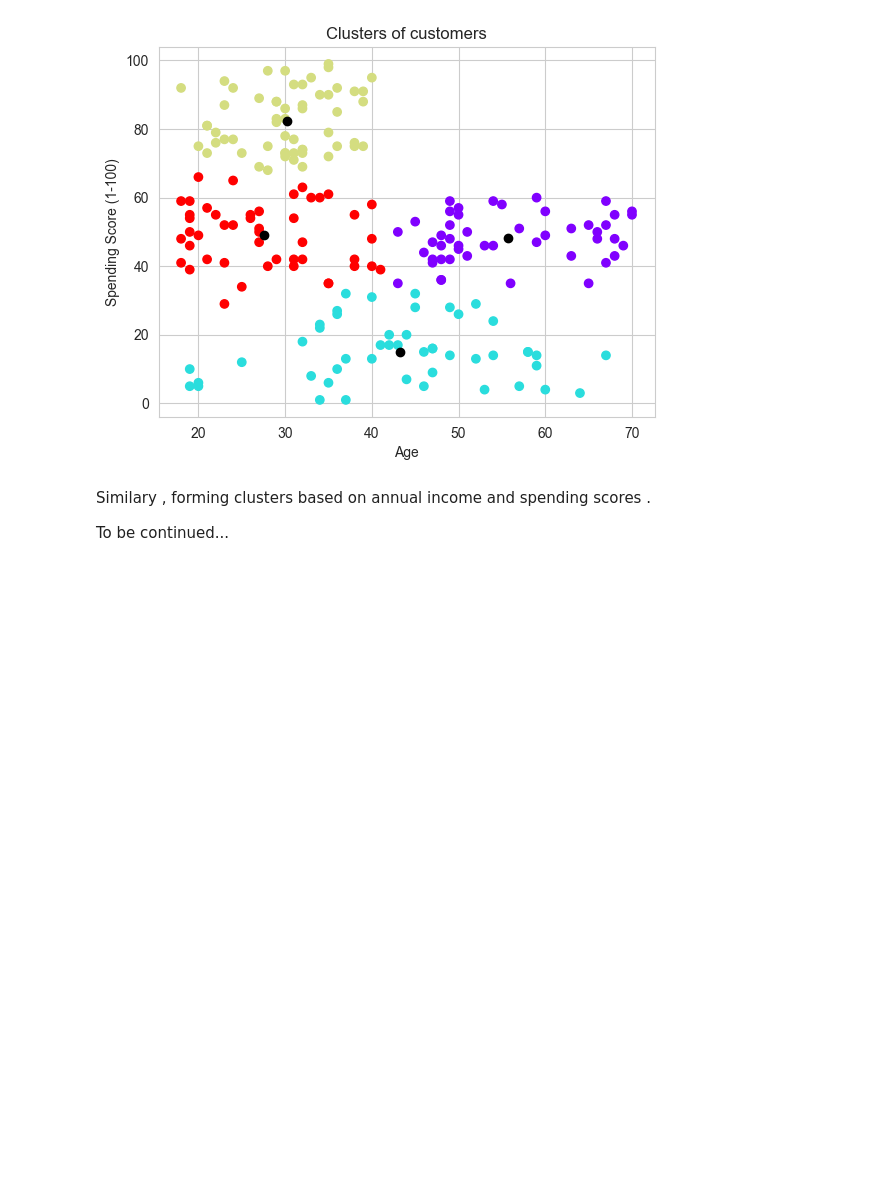
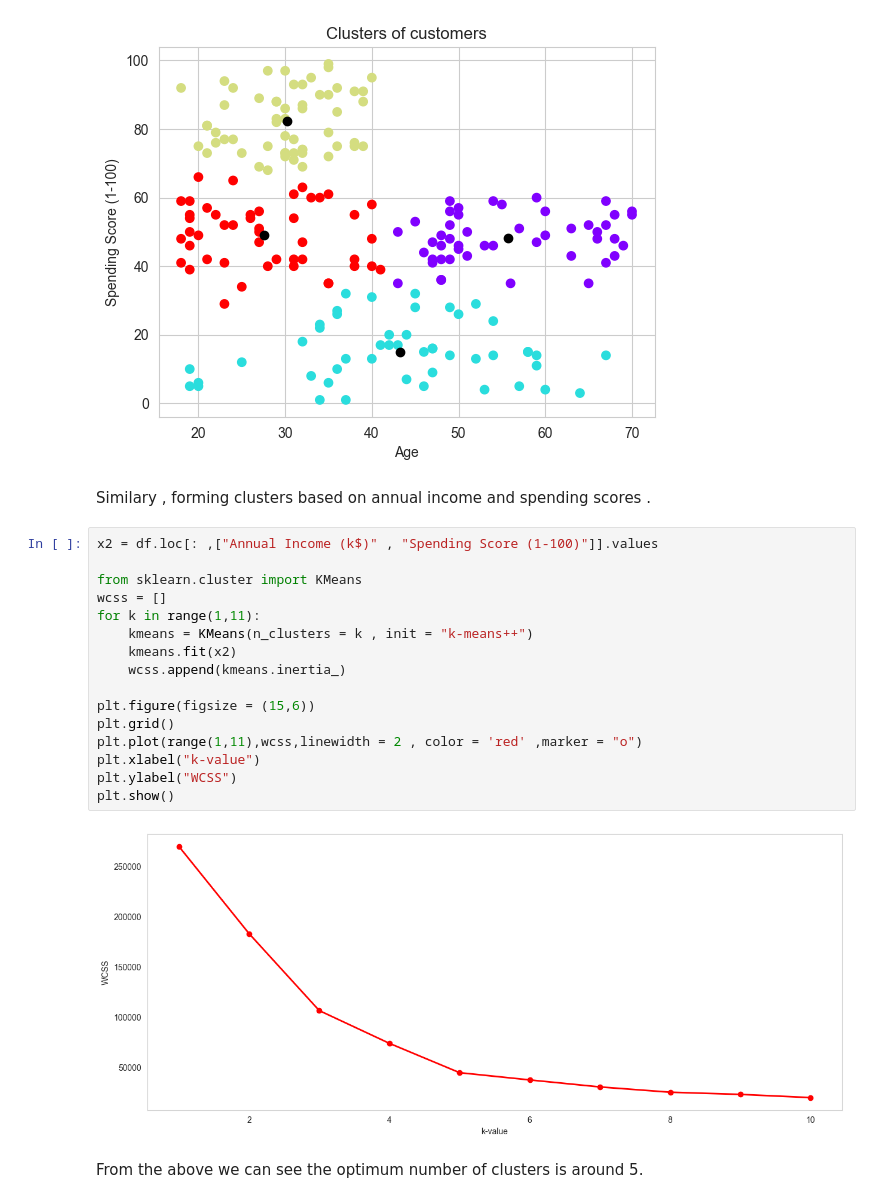
Before and after one commit to anzykenya/Customer-Segmenation, a Jupyter notebook: MallSegmentation.ipynb, the cells around one changed output. Saved outputs shown, nothing was run; the diff lists cells and outputs as text; blank space fills up the shorter version.

```diff
--- a/MallSegmentation.ipynb
+++ b/MallSegmentation.ipynb
@@ -280,5 +280,23 @@ plt.show()
 [figure]
 # %% [markdown]
 Similary , forming clusters based on annual income and spending scores .
-
-To be continued...
+# %%
+x2 = df.loc[: ,["Annual Income (k$)" , "Spending Score (1-100)"]].values
+
+from sklearn.cluster import KMeans
+wcss = []
+for k in range(1,11):
+    kmeans = KMeans(n_clusters = k , init = "k-means++")
+    kmeans.fit(x2)
+    wcss.append(kmeans.inertia_)
+
+plt.figure(figsize = (15,6))
+plt.grid()
+plt.plot(range(1,11),wcss,linewidth = 2 , color = 'red' ,marker = "o")
+plt.xlabel("k-value")
+plt.ylabel("WCSS")
+plt.show()
+# %% [output]
+[figure, added]
+# %% [markdown]
+From the above we can see the optimum number of clusters is around 5.
```
Also changed, not shown: parts of 12 cells of this notebook.
